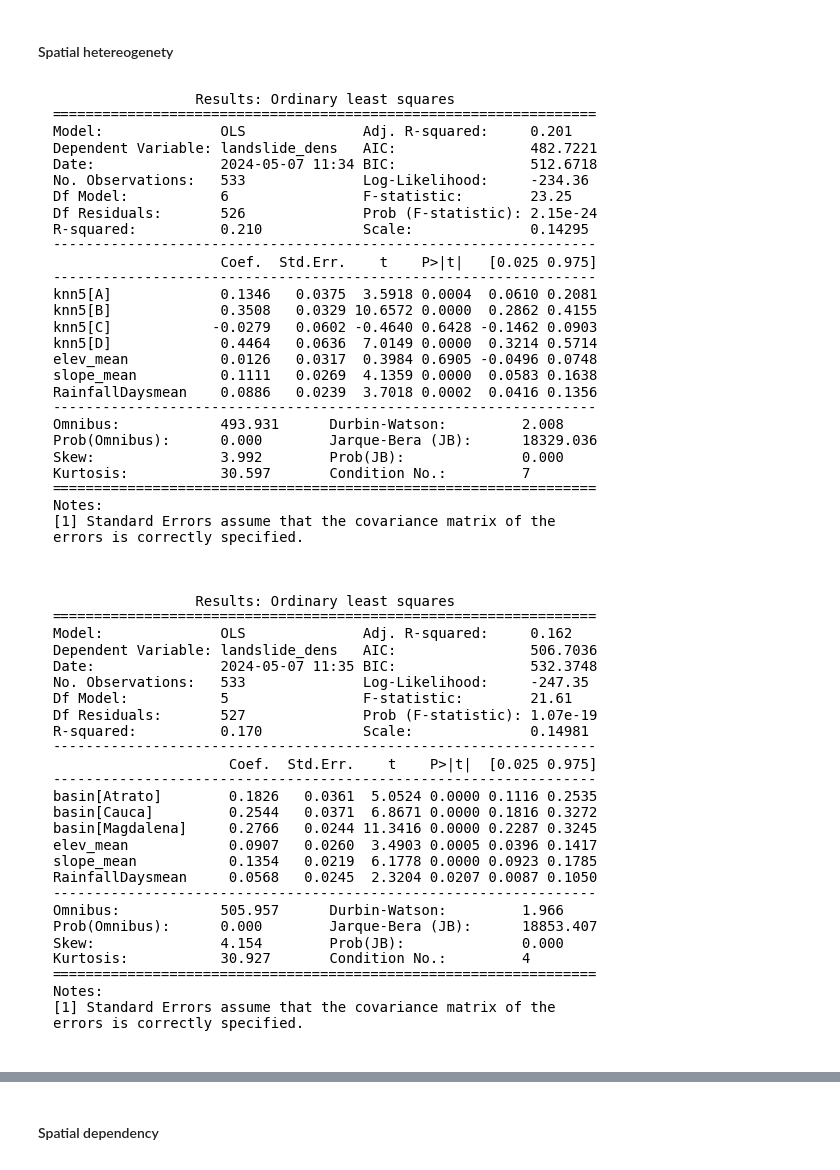
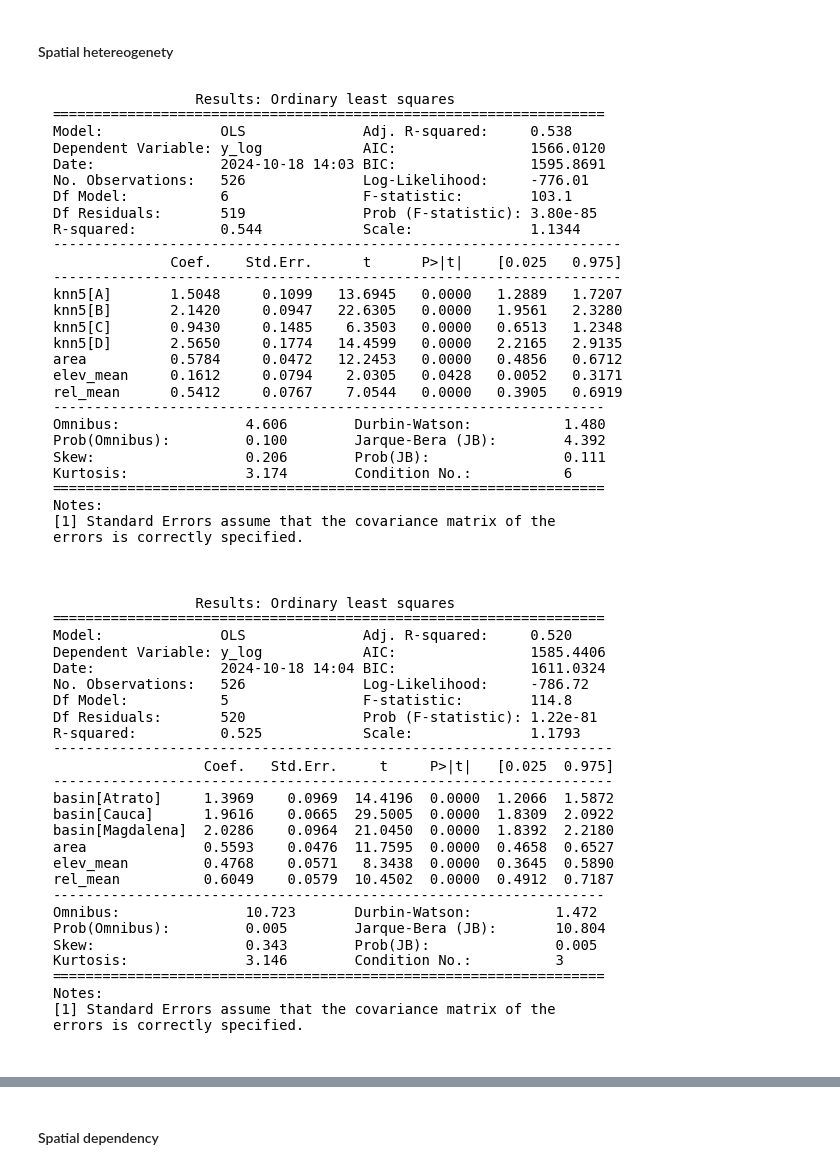
Before and after one commit to edieraristizabal/PAPER_SAR, a Jupyter notebook: Code/SR_cat_python.ipynb, the cells around one changed output, grey strips where cells are left out. Drawn from its saved outputs; the diff is of its cells as text; code cells hidden in the pictures.

```diff
--- a/Code/SR_cat_python.ipynb
+++ b/Code/SR_cat_python.ipynb
@@ -70,2 +49,2 @@ memory usage: 87.6+ KB
 # %%
-gdf["landslide_dens"]=gdf["lands_rec"]/gdf["Área"]
+gdf["landslide_dens"]=gdf["lands_rec"]/(gdf["area"]*10e-6)
@@ -79,0 +51,3 @@ gdf.head(1)
+# %%
+# Apply the log transformation with adding 1 to ensure all values are positive
+gdf["y_log"]= np.log(gdf['lands_rec'] + 1)
@@ -101,16 +78,17 @@ boxplot.set_ylabel("Landslide density");
 # %% [output]
 [figure]
 # %%
-var=['Área','hypso_inte','Densidad','rainfallAnnual_mean','elev_mean','slope_mean','rel_mean','RainfallDaysmean']
+var=['area','hypso_inte','Densidad','rainfallAnnual_mean','elev_mean','slope_mean','rel_mean','RainfallDaysmean']
 # %%
 from sklearn.preprocessing import StandardScaler
 st = StandardScaler()
 # %%
 dfs = pd.DataFrame(st.fit_transform(gdf[var]), index=gdf[var].index, columns=gdf[var].columns)
 # %%
-dfs["landslide_dens"]=gdf["landslide_dens"]
+#dfs["landslide_dens"]=gdf["landslide_dens"]
+dfs["y_log"]=gdf["y_log"]
 dfs["knn5"]=gdf["knn5"]
-dfs["basin"]=gdf["NOMZH"]
+dfs["basin"]=gdf["cuenca"]
 dfs["landcovermedian"]=gdf['landcovermedian']
 dfs['geomedian']=gdf['geomedian']
 dfs = dfs.replace([np.nan, -np.inf], 0)
@@ -387,22 +412,22 @@ fig.savefig('G:/My Drive/INVESTIGACION/POSDOC/Figuras/m2u_moran.png', dpi=500, b
 # %% [markdown]
 #### Spatial hetereogenety
 # %%
-m4_cluster = smf.ols("landslide_dens~knn5+elev_mean+slope_mean+RainfallDaysmean-1",data=dfs).fit()
+m4_cluster = smf.ols("y_log~knn5+area+elev_mean+rel_mean-1",data=dfs).fit()
 plt.rc("figure", figsize=(6, 5))
 plt.text(0.01, 0.05, str(m4_cluster.summary2()), {"fontsize": 10}, fontproperties="monospace")
 plt.axis("off")
 plt.tight_layout()
 plt.gcf().tight_layout(pad=1.0)
-plt.savefig('G:/My Drive/INVESTIGACION/POSDOC/Figuras/regm4_lads_rec_smf_cluster.png', dpi=300, bbox_inches='tight')
+plt.savefig('G:/My Drive/INVESTIGACION/PAPERS/ELABORACION/PAPER_SAR/Figures/regm4_lads_rec_smf_cluster.png', dpi=300, bbox_inches='tight')
 # %% [output]
-[figure, old version]
+[figure, new version]
 # %%
-m4_cuencas = smf.ols("landslide_dens~basin+elev_mean+slope_mean+RainfallDaysmean-1",data=dfs).fit()
+m4_cuencas = smf.ols("y_log~basin+area+elev_mean+rel_mean-1",data=dfs).fit()
 plt.rc("figure", figsize=(6, 5))
 plt.text(0.01, 0.05, str(m4_cuencas.summary2()), {"fontsize": 10}, fontproperties="monospace")
 plt.axis("off")
 plt.tight_layout()
 plt.gcf().tight_layout(pad=1.0)
-plt.savefig('G:/My Drive/INVESTIGACION/POSDOC/Figuras/regm4_lads_rec_smf_cuencas.png', dpi=300, bbox_inches='tight')
+plt.savefig('G:/My Drive/INVESTIGACION/PAPERS/ELABORACION/PAPER_SAR/Figures/regm4_lads_rec_smf_cuencas.png', dpi=300, bbox_inches='tight')
 # %% [output]
-[figure, old version]
+[figure, new version]
```
Also changed, not shown: parts of 27 cells of this notebook, 38 other files.
